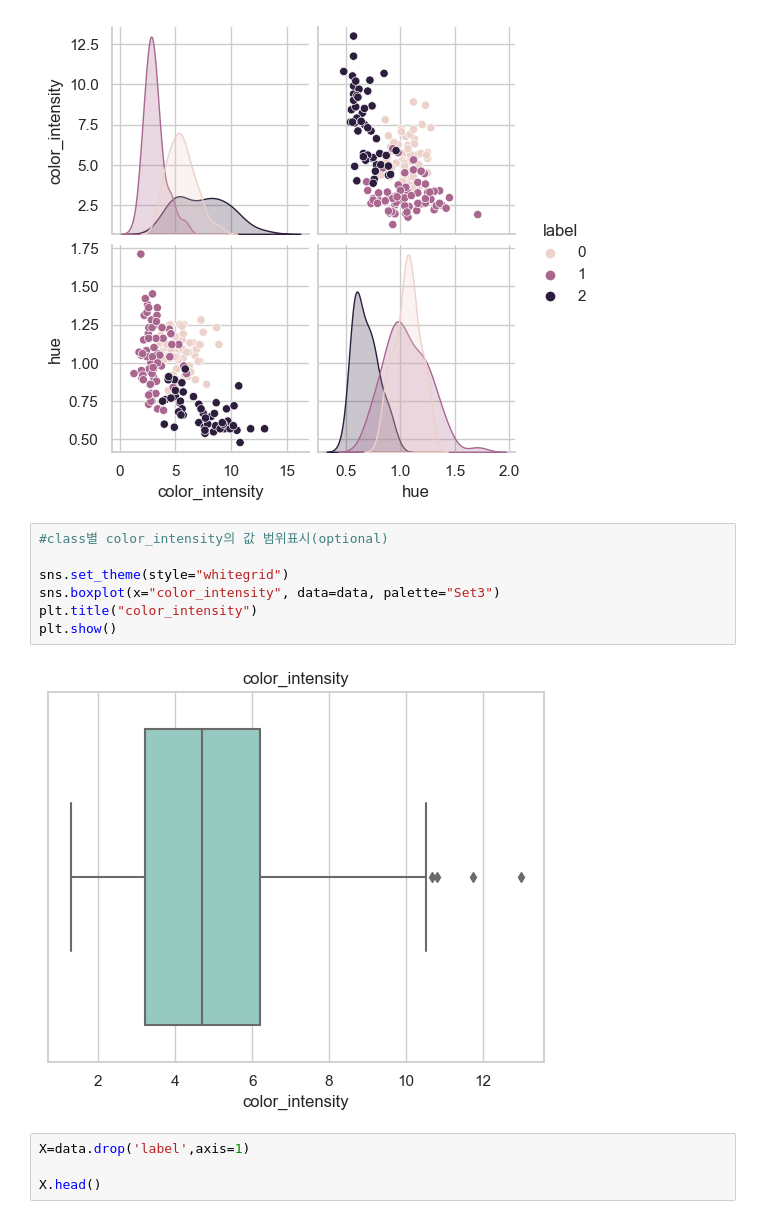
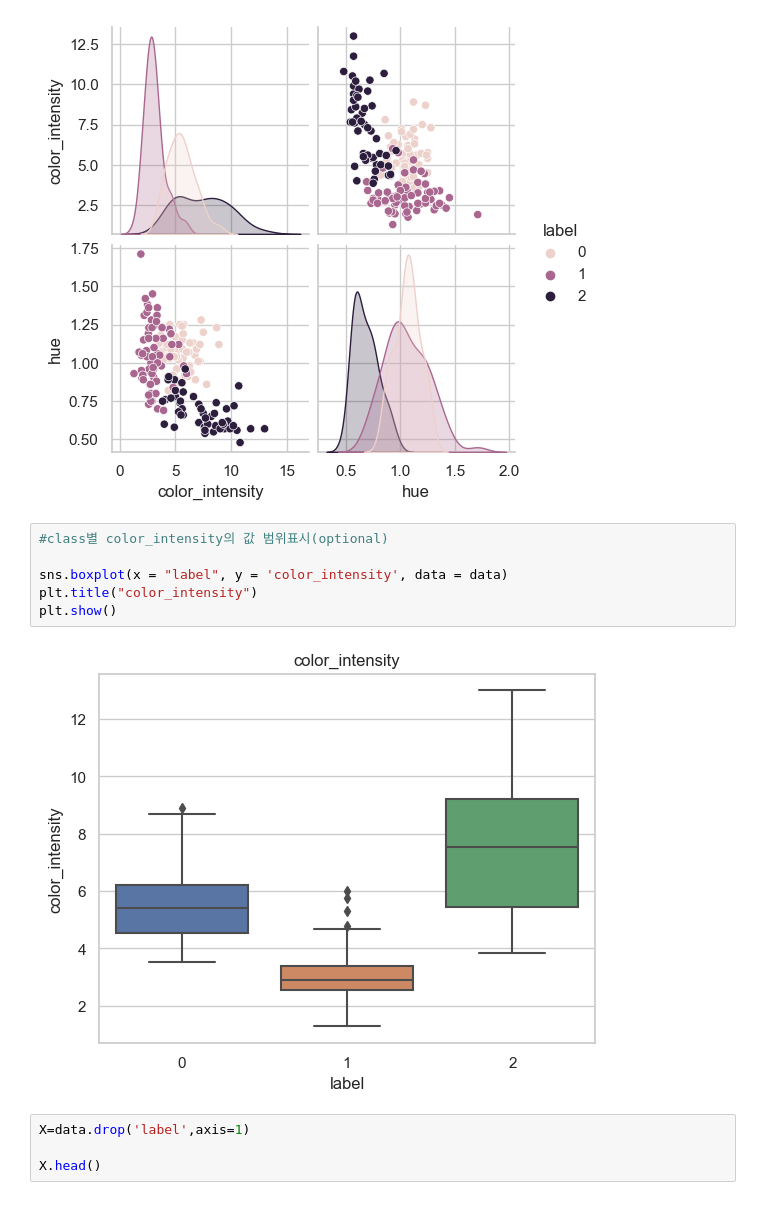
Before and after one commit to w1nsseo12/AI-class, a Jupyter notebook: 230310-wine.ipynb, the cells around one changed output. Drawn from its saved outputs; the diff is of its cells as text.

```diff
--- a/230310-wine.ipynb
+++ b/230310-wine.ipynb
@@ -143,12 +143,11 @@ plt.show()
 # %%
 #class별 color_intensity의 값 범위표시(optional)
 
-sns.set_theme(style="whitegrid")
-sns.boxplot(x="color_intensity", data=data, palette="Set3")
+sns.boxplot(x = "label", y = 'color_intensity', data = data)
 plt.title("color_intensity")
 plt.show()
 # %% [output]
-[figure, old version]
+[figure, new version]
 # %%
 X=data.drop('label',axis=1)
 
```
